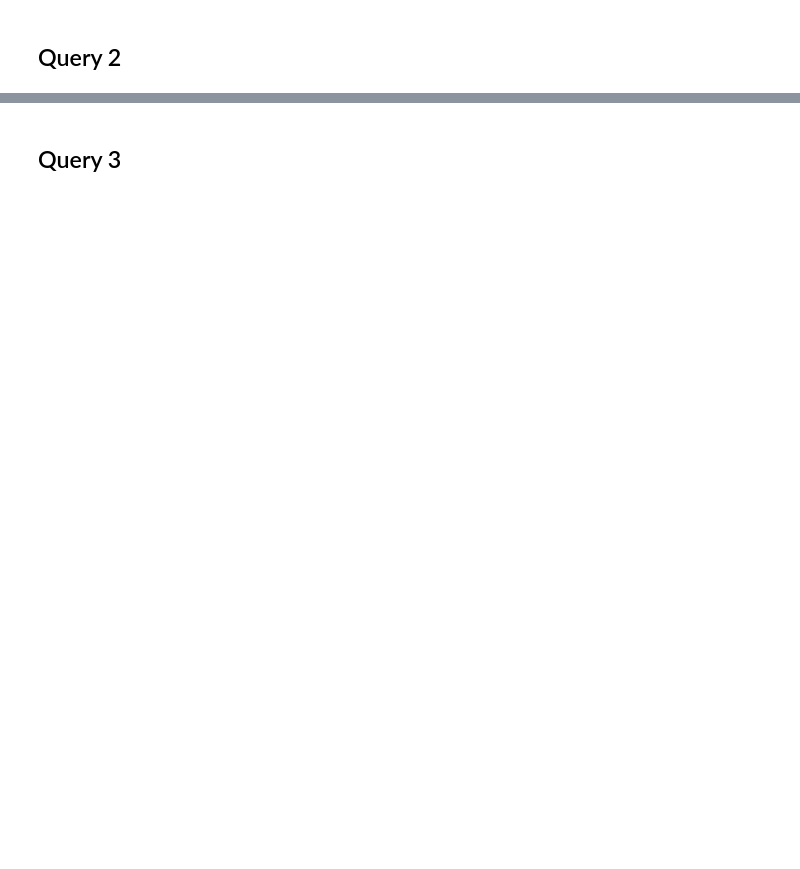
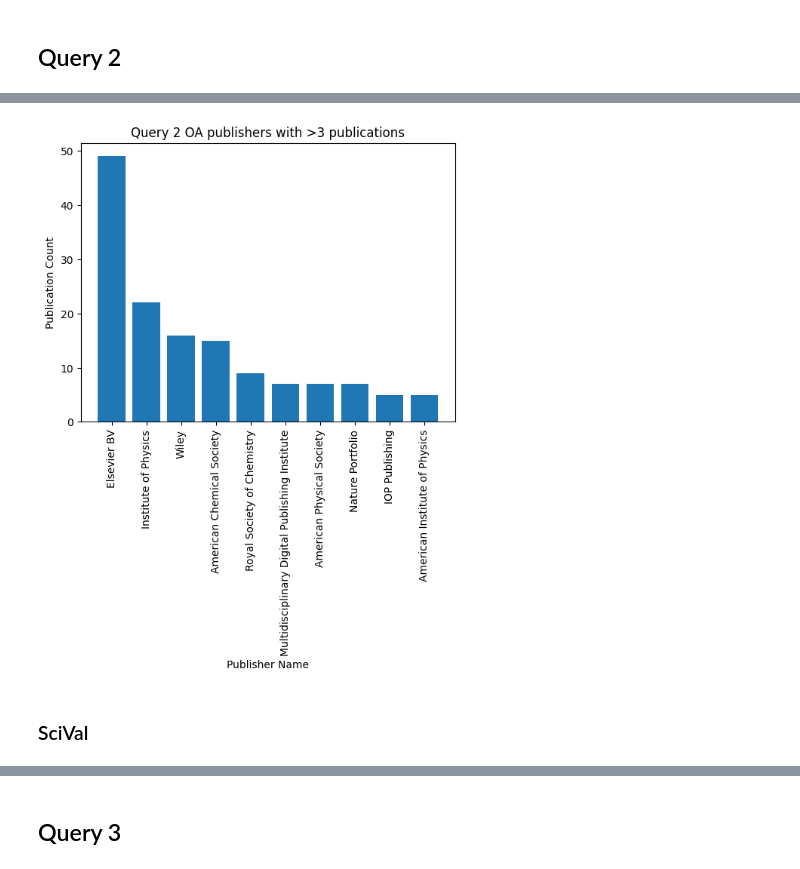
Before and after one commit to taniapoc/author_names, a Jupyter notebook: cerc_query_publishers.ipynb, the cells around one changed output, grey strips where cells are left out. Saved outputs shown, nothing was run; the diff lists cells and outputs as text; code cells hidden in the pictures; blank space fills up the shorter version.

```diff
--- a/cerc_query_publishers.ipynb
+++ b/cerc_query_publishers.ipynb
@@ -142,0 +173,11 @@ q1_sv_clean['id'][0]
+# %%
+q2_oa_clean = q2_oa_raw.copy()
+q2_oa_clean['publisher_TEMP'] = q2_oa_clean['primary_location'].apply(lambda x: ast.literal_eval(x))
+q2_oa_clean['journal_name'] = q2_oa_clean['publisher_TEMP'].apply(lambda x: x['raw_source_name'])
+q2_oa_clean['publisher_TEMP2'] = q2_oa_clean['publisher_TEMP'].apply(lambda x: x['source'])
+q2_oa_clean['publisher_name'] = q2_oa_clean['publisher_TEMP2'].apply(lambda x: x['host_organization_name'] if x is not None else None)
+q2_oa_clean['oa_TEMP'] = q2_oa_clean['open_access'].apply(lambda x: ast.literal_eval(x))
+q2_oa_clean['oa_status'] = q2_oa_clean['oa_TEMP'].apply(lambda x: x['is_oa'])
+q2_oa_clean = q2_oa_clean[['id', 'doi', 'title', 'publication_year', 'journal_name', 'publisher_name', 'oa_status', 'fwci', 'cited_by_count']]
+
+#q2_oa_clean
@@ -142,0 +198,3 @@ q1_sv_clean['id'][0]
+# %%
+q2_oa_publisher_groups = pd.DataFrame(q2_oa_clean.groupby(['publisher_name']).count()['publication_year']).sort_values(by='publication_year', ascending=False).reset_index().rename(columns={'publication_year': 'publication_count'})
+q2_oa_publisher_groups
@@ -142,0 +219,3 @@ q1_sv_clean['id'][0]
+# %%
+q2_oa_big_pub = q2_oa_publisher_groups[q2_oa_publisher_groups['publication_count']>3]
+q2_oa_big_pub.head()
@@ -142,0 +229,16 @@ q1_sv_clean['id'][0]
+# %%
+# Create the bar graph
+plt.bar(q2_oa_big_pub['publisher_name'], q2_oa_big_pub['publication_count'])
+
+# Add labels and a title
+plt.xlabel("Publisher Name")
+plt.ylabel("Publication Count")
+plt.title("Query 2 OA publishers with >3 publications")
+plt.xticks(range(len(q2_oa_big_pub['publisher_name'])), q2_oa_big_pub['publisher_name'], rotation='vertical') # or rotation=90
+
+# Display the plot
+plt.show()
+# %% [output]
+[figure, added]
+# %% [markdown]
+### SciVal
```
Also changed, not shown: parts of 39 cells of this notebook, 1 other file.
